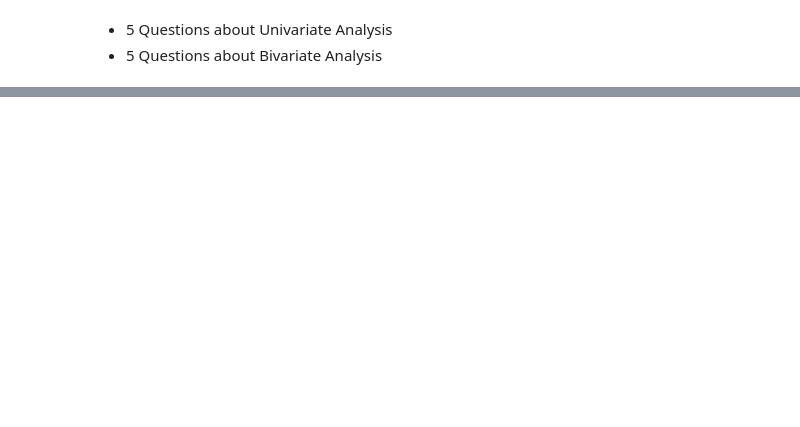
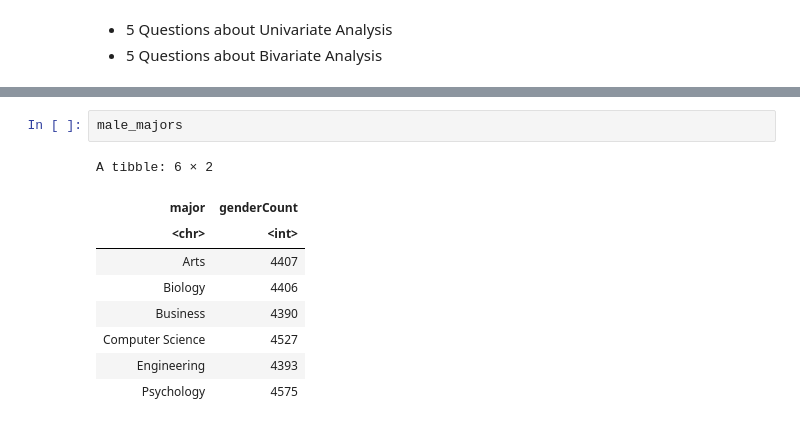
Before and after one commit to leiandrei/exploratory-data-analysis, a Jupyter notebook: notebooks/analysis.ipynb, the cells around one changed output, grey strips where cells are left out. Drawn from its saved outputs; the diff is of its cells as text; blank space fills up the shorter version.

```diff
--- a/notebooks/analysis.ipynb
+++ b/notebooks/analysis.ipynb
@@ -30,0 +80,12 @@ head(data)
+# %%
+male_majors
+# %% [output]
+A tibble: 6 × 2
+| major | genderCount |
+| <chr> | <int> |
+| Arts | 4407 |
+| Biology | 4406 |
+| Business | 4390 |
+| Computer Science | 4527 |
+| Engineering | 4393 |
+| Psychology | 4575 |
```
Also changed, not shown: parts of 12 cells of this notebook.
